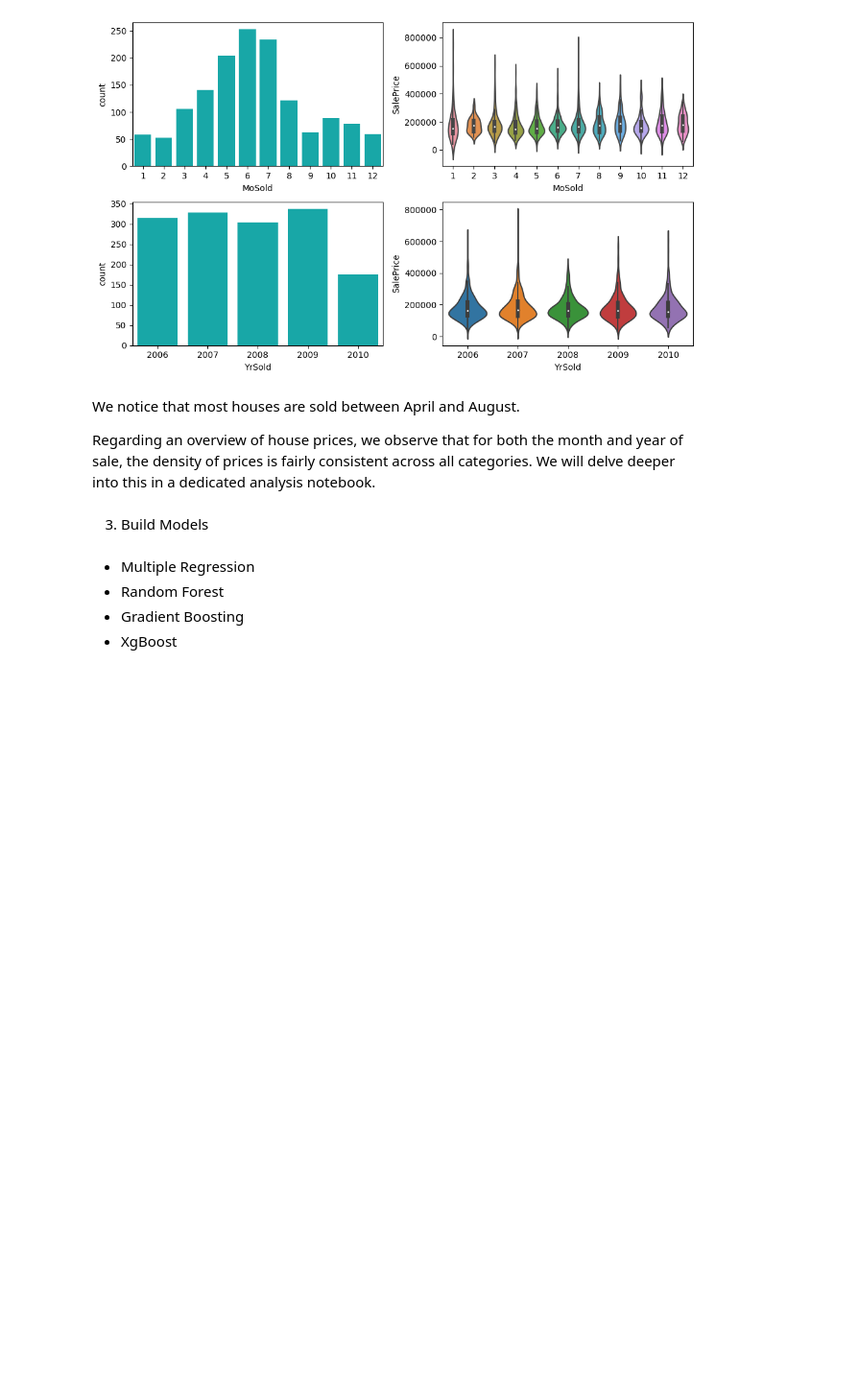
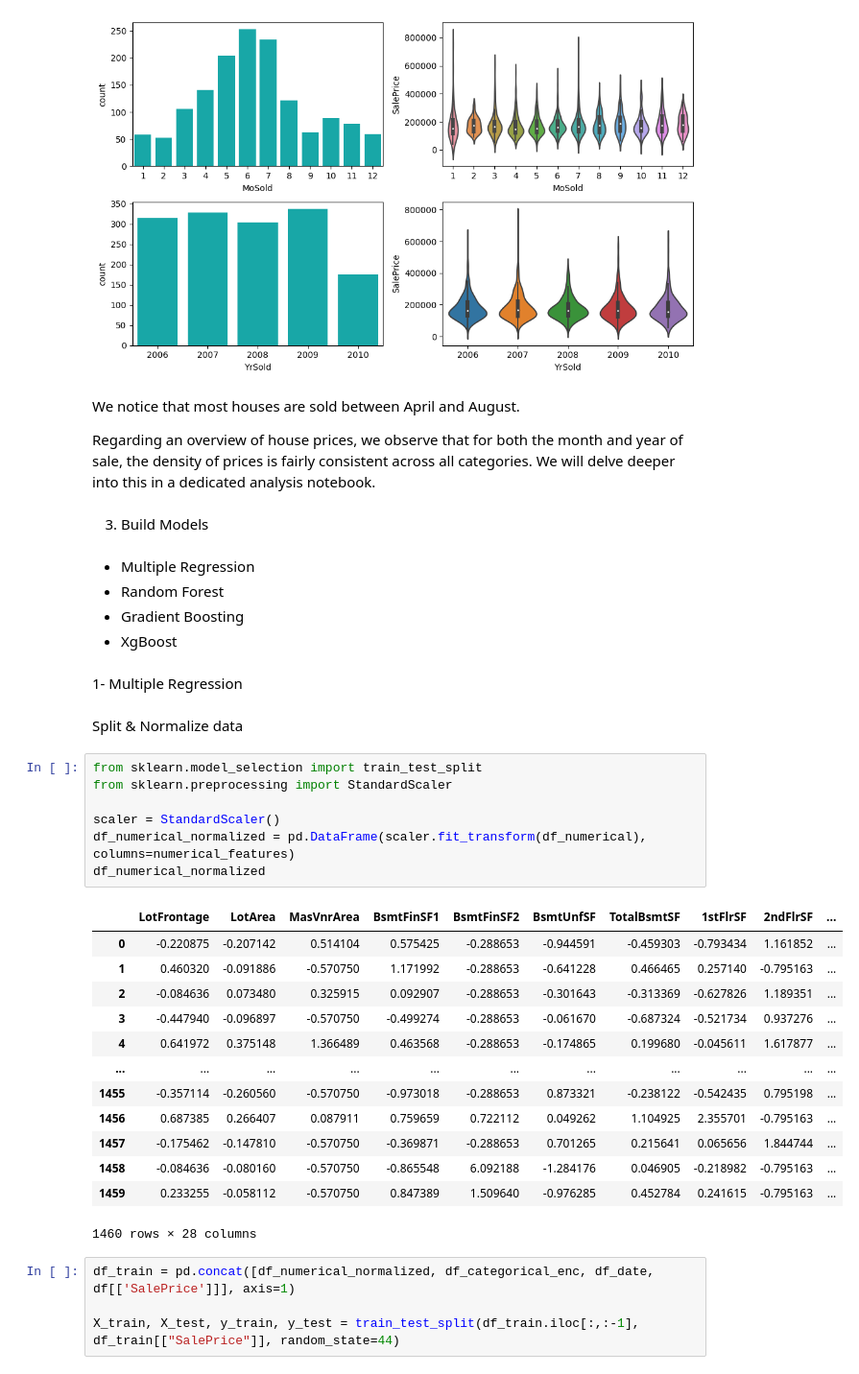
Before and after one commit to EL-MEHDI-git/Kaggle-competition-house-prices-advanced-regression-techniques, a Jupyter notebook: house-prices-advanced-regression-techniques.ipynb, the cells around one changed output. Shown at 96% size. Drawn from its saved outputs; the diff is of its cells as text; blank space fills up the shorter version.

Commit message:
Build Linear regression model

```diff
--- a/house-prices-advanced-regression-techniques.ipynb
+++ b/house-prices-advanced-regression-techniques.ipynb
@@ -333,3 +332,32 @@ Regarding an overview of house prices, we observe that for both the month and ye
 - Random Forest
 - Gradient Boosting
 - XgBoost
+# %% [markdown]
+1- Multiple Regression
+# %% [markdown]
+Split & Normalize data
+# %%
+from sklearn.model_selection import train_test_split
+from sklearn.preprocessing import StandardScaler
+
+scaler = StandardScaler()
+df_numerical_normalized = pd.DataFrame(scaler.fit_transform(df_numerical), columns=numerical_features)
+df_numerical_normalized
+# %% [output]
+|  | LotFrontage | LotArea | MasVnrArea | BsmtFinSF1 | BsmtFinSF2 | BsmtUnfSF | TotalBsmtSF | 1stFlrSF | 2ndFlrSF | ... |
+| 0 | -0.220875 | -0.207142 | 0.514104 | 0.575425 | -0.288653 | -0.944591 | -0.459303 | -0.793434 | 1.161852 | ... |
+| 1 | 0.460320 | -0.091886 | -0.570750 | 1.171992 | -0.288653 | -0.641228 | 0.466465 | 0.257140 | -0.795163 | ... |
+| 2 | -0.084636 | 0.073480 | 0.325915 | 0.092907 | -0.288653 | -0.301643 | -0.313369 | -0.627826 | 1.189351 | ... |
+| 3 | -0.447940 | -0.096897 | -0.570750 | -0.499274 | -0.288653 | -0.061670 | -0.687324 | -0.521734 | 0.937276 | ... |
+| 4 | 0.641972 | 0.375148 | 1.366489 | 0.463568 | -0.288653 | -0.174865 | 0.199680 | -0.045611 | 1.617877 | ... |
+| ... | ... | ... | ... | ... | ... | ... | ... | ... | ... | ... |
+| 1455 | -0.357114 | -0.260560 | -0.570750 | -0.973018 | -0.288653 | 0.873321 | -0.238122 | -0.542435 | 0.795198 | ... |
+| 1456 | 0.687385 | 0.266407 | 0.087911 | 0.759659 | 0.722112 | 0.049262 | 1.104925 | 2.355701 | -0.795163 | ... |
+| 1457 | -0.175462 | -0.147810 | -0.570750 | -0.369871 | -0.288653 | 0.701265 | 0.215641 | 0.065656 | 1.844744 | ... |
+| 1458 | -0.084636 | -0.080160 | -0.570750 | -0.865548 | 6.092188 | -1.284176 | 0.046905 | -0.218982 | -0.795163 | ... |
+| 1459 | 0.233255 | -0.058112 | -0.570750 | 0.847389 | 1.509640 | -0.976285 | 0.452784 | 0.241615 | -0.795163 | ... |
+1460 rows × 28 columns
+# %%
+df_train = pd.concat([df_numerical_normalized, df_categorical_enc, df_date, df[['SalePrice']]], axis=1)
+
+X_train, X_test, y_train, y_test = train_test_split(df_train.iloc[:,:-1], df_train[["SalePrice"]], random_state=44)
```
Also changed, not shown: parts of 7 cells of this notebook.
